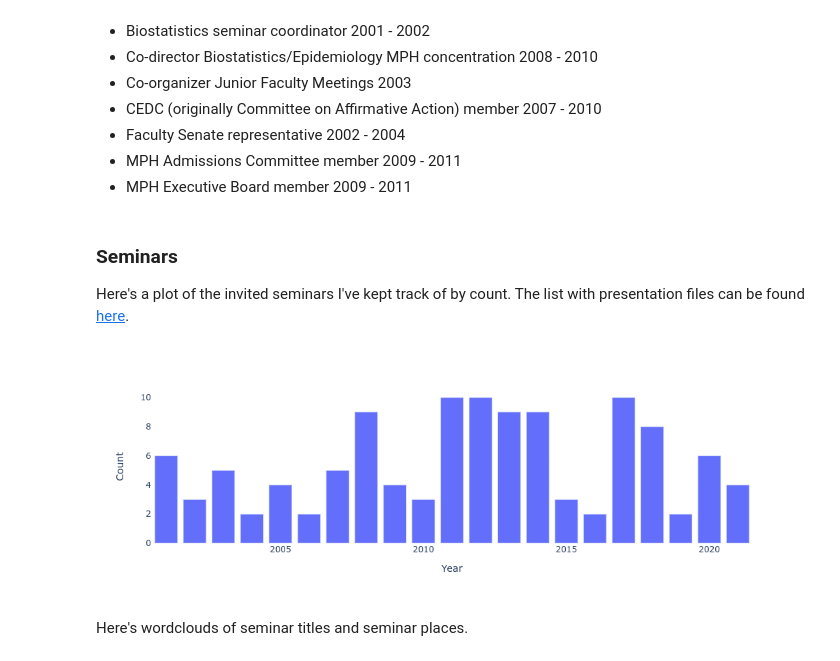
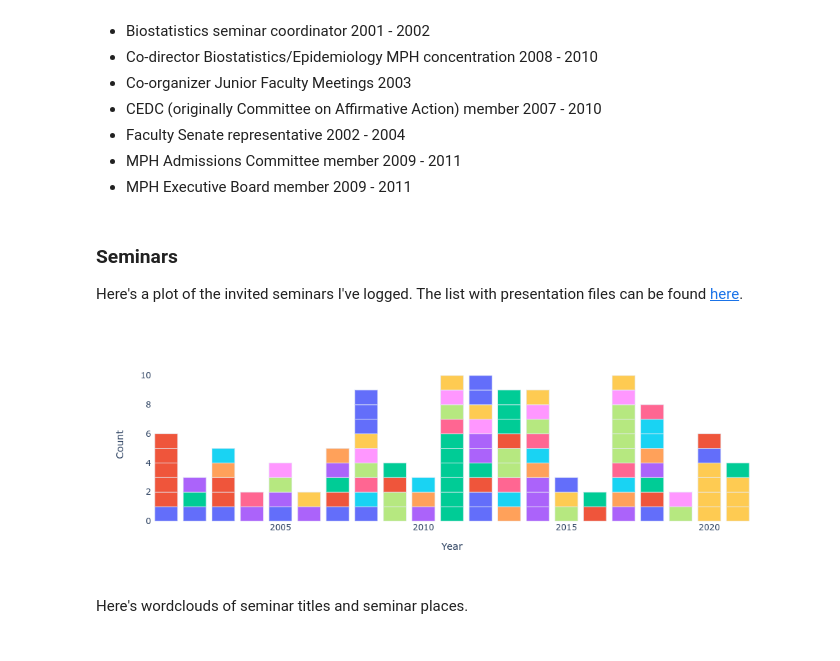
Before and after one commit to bcaffo/cv, a Jupyter notebook: cvJupyter.ipynb, the cells around one changed output. Cells and saved outputs as stored; diff of their text form; code cells hidden in the pictures.

Commit message:
Changed seminar plot

```diff
--- a/cvJupyter.ipynb
+++ b/cvJupyter.ipynb
@@ -346,24 +346,28 @@ Please contact [the JHU Department of Biostat](https://publichealth.jhu.edu/depa
 + MPH Executive Board member 2009 -  2011
 # %% [markdown]
 ### Seminars
-Here's a plot of the invited seminars I've kept track of by count. The list with presentation files can be found
+Here's a plot of the invited seminars I've logged. The list with presentation files can be found
 [here](https://docs.google.com/spreadsheets/d/1mRC6xxZmNj3DnwwvCh_8GpErwhvJNq9gkRB3mQz1JIg/edit?usp=sharing).
 # %%
 seminars = pd.read_csv("https://docs.google.com/spreadsheets/d/1mRC6xxZmNj3DnwwvCh_8GpErwhvJNq9gkRB3mQz1JIg/export?format=csv&gid=0")
-seminarYear = seminars['Year'].value_counts().reset_index()
-seminarYear = seminarYear.rename(columns = {"index" : "Year", "Year" : "Count"}).sort_values("Year", ascending =False)
-fig = px.bar(seminarYear, x = "Year", y = "Count")
+seminars = seminars.assign(Count = 1)
+#seminarYear = seminars['Year'].value_counts().reset_index()
+#seminarYear = seminarYear.rename(columns = {"index" : "Year", "Year" : "Count"}).sort_values("Year", ascending =False)
+#fig = px.bar(seminarYear, x = "Year", y = "Count")
+fig = px.bar(seminars, x = "Year", y = "Count", color = "Talk")
 fig = fig.update_layout({
     'plot_bgcolor' : 'rgba(0, 0, 0, 0)',
     'paper_bgcolor' : 'rgba(0, 0, 0, 0)'})
+
+fig.update_layout(showlegend=False)
 
 ## Static
 #Image(fig.to_image(format="png", width=400, height=200, scale=2))
 
 ## Interactive
 fig.show()
 # %% [output]
-[figure, old version]
+[figure, new version]
 # %% [markdown]
 Here's wordclouds of seminar titles and seminar places.
 # %%
```
Also changed, not shown: parts of 4 cells of this notebook, 4 other files.
